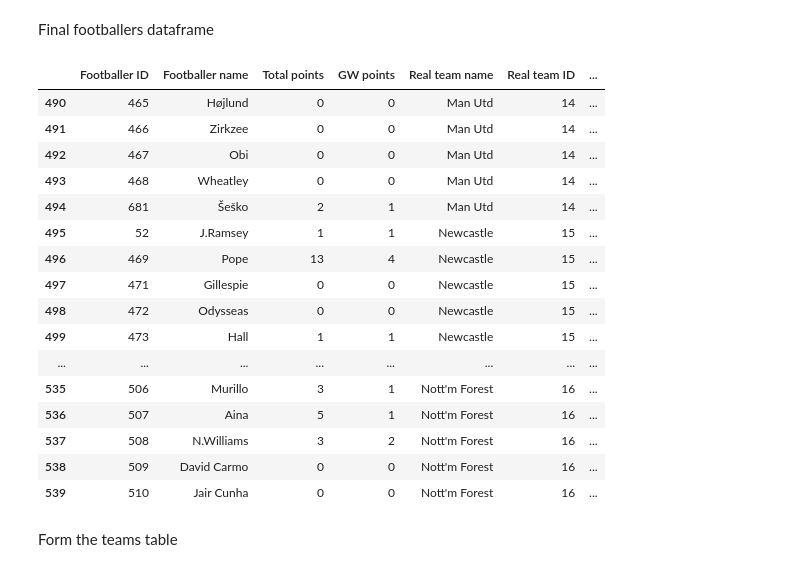
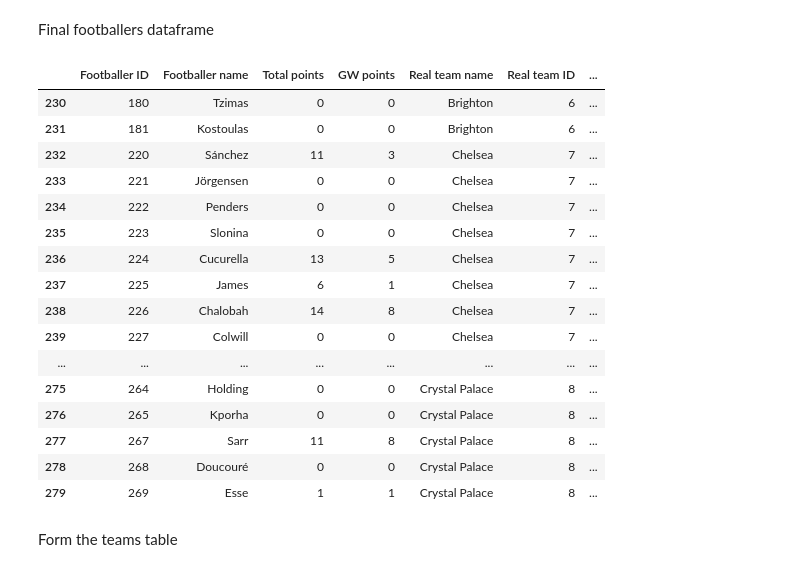
Before and after one commit to Muhammad-Daniyal-18/FPL, a Jupyter notebook: fpl_roundup.ipynb, the cells around one changed output. Drawn from its saved outputs; the diff is of its cells as text; code cells hidden in the pictures.

```diff
--- a/fpl_roundup.ipynb
+++ b/fpl_roundup.ipynb
@@ -126,25 +151,25 @@ df_footballers = pd.DataFrame(footballers_data)
 # %% [markdown]
 Final footballers dataframe
 # %%
-df_footballers.iloc[490:540]
+df_footballers.iloc[230:280]
 # %% [output]
 |  | Footballer ID | Footballer name | Total points | GW points | Real team name | Real team ID | ... |
-| 490 | 465 | Højlund | 0 | 0 | Man Utd | 14 | ... |
-| 491 | 466 | Zirkzee | 0 | 0 | Man Utd | 14 | ... |
-| 492 | 467 | Obi | 0 | 0 | Man Utd | 14 | ... |
-| 493 | 468 | Wheatley | 0 | 0 | Man Utd | 14 | ... |
-| 494 | 681 | Šeško | 2 | 1 | Man Utd | 14 | ... |
-| 495 | 52 | J.Ramsey | 1 | 1 | Newcastle | 15 | ... |
-| 496 | 469 | Pope | 13 | 4 | Newcastle | 15 | ... |
-| 497 | 471 | Gillespie | 0 | 0 | Newcastle | 15 | ... |
-| 498 | 472 | Odysseas | 0 | 0 | Newcastle | 15 | ... |
-| 499 | 473 | Hall | 1 | 1 | Newcastle | 15 | ... |
+| 230 | 180 | Tzimas | 0 | 0 | Brighton | 6 | ... |
+| 231 | 181 | Kostoulas | 0 | 0 | Brighton | 6 | ... |
+| 232 | 220 | Sánchez | 11 | 3 | Chelsea | 7 | ... |
+| 233 | 221 | Jörgensen | 0 | 0 | Chelsea | 7 | ... |
+| 234 | 222 | Penders | 0 | 0 | Chelsea | 7 | ... |
+| 235 | 223 | Slonina | 0 | 0 | Chelsea | 7 | ... |
+| 236 | 224 | Cucurella | 13 | 5 | Chelsea | 7 | ... |
+| 237 | 225 | James | 6 | 1 | Chelsea | 7 | ... |
+| 238 | 226 | Chalobah | 14 | 8 | Chelsea | 7 | ... |
+| 239 | 227 | Colwill | 0 | 0 | Chelsea | 7 | ... |
 | ... | ... | ... | ... | ... | ... | ... | ... |
-| 535 | 506 | Murillo | 3 | 1 | Nott'm Forest | 16 | ... |
-| 536 | 507 | Aina | 5 | 1 | Nott'm Forest | 16 | ... |
-| 537 | 508 | N.Williams | 3 | 2 | Nott'm Forest | 16 | ... |
-| 538 | 509 | David Carmo | 0 | 0 | Nott'm Forest | 16 | ... |
-| 539 | 510 | Jair Cunha | 0 | 0 | Nott'm Forest | 16 | ... |
+| 275 | 264 | Holding | 0 | 0 | Crystal Palace | 8 | ... |
+| 276 | 265 | Kporha | 0 | 0 | Crystal Palace | 8 | ... |
+| 277 | 267 | Sarr | 11 | 8 | Crystal Palace | 8 | ... |
+| 278 | 268 | Doucouré | 0 | 0 | Crystal Palace | 8 | ... |
+| 279 | 269 | Esse | 1 | 1 | Crystal Palace | 8 | ... |
 # %% [markdown]
 Form the teams table
 # %% [markdown]
```
Also changed, not shown: parts of 3 cells of this notebook.
